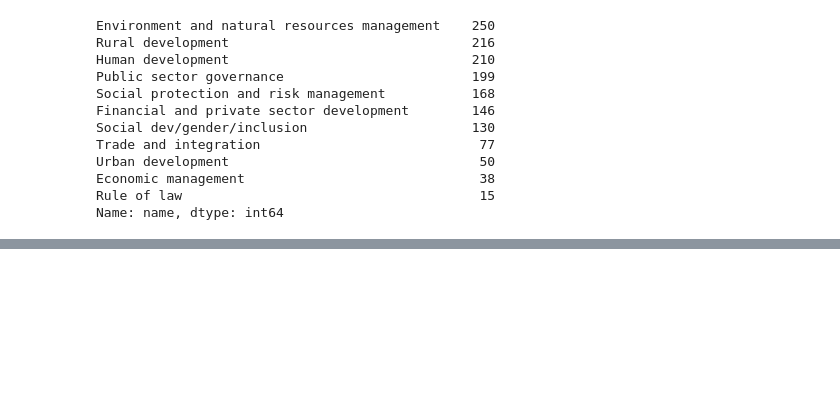
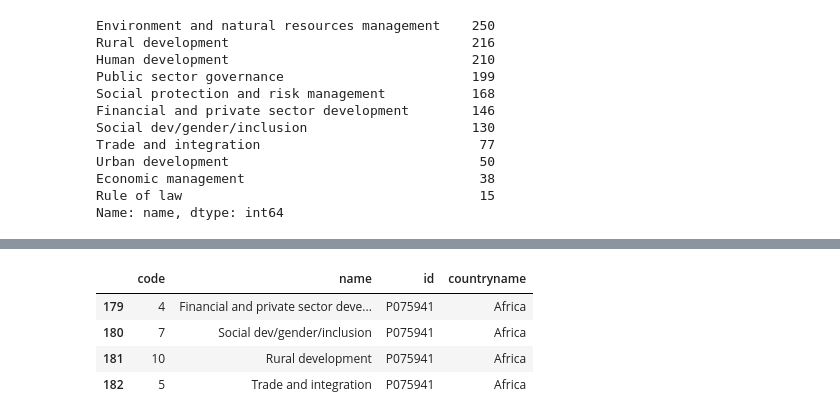
Before and after one commit to SilasNeptune/springboard-submissions, a Jupyter notebook: json-project.ipynb, the cells around one changed output, grey strips where cells are left out. Cells and saved outputs as stored; diff of their text form; code cells hidden in the pictures; blank space fills up the shorter version.

```diff
--- a/json-project.ipynb
+++ b/json-project.ipynb
@@ -119,0 +127,10 @@ json_norm.sort_values('countryname')
+# %%
+grouped = json_norm.groupby('id')
+#To find info from ID
+grouped.get_group('P075941')
+# %% [output]
+|  | code | name | id | countryname |
+| 179 | 4 | Financial and private sector deve... | P075941 | Africa |
+| 180 | 7 | Social dev/gender/inclusion | P075941 | Africa |
+| 181 | 10 | Rural development | P075941 | Africa |
+| 182 | 5 | Trade and integration | P075941 | Africa |
```
Also changed, not shown: parts of 8 cells of this notebook.
